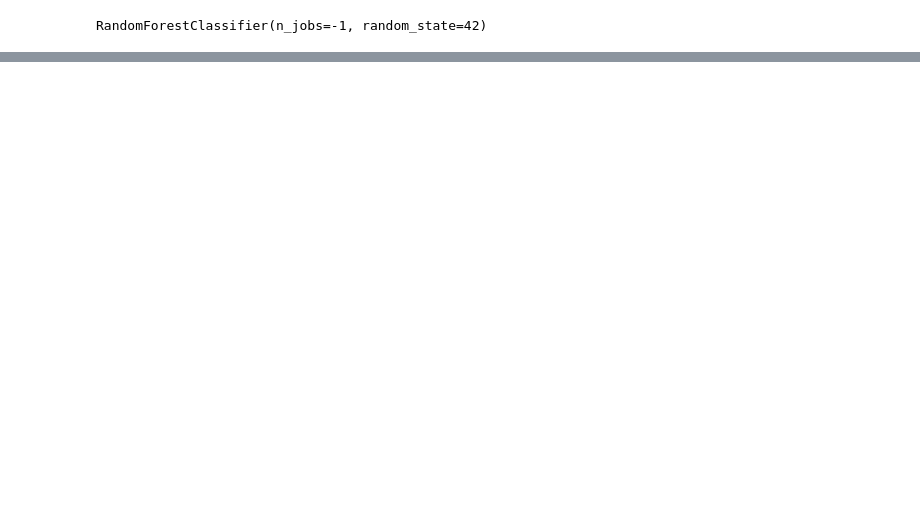
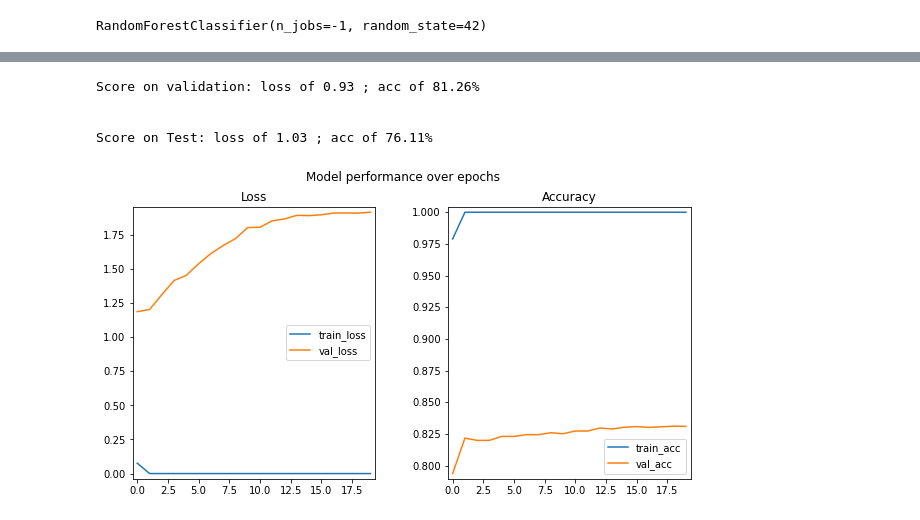
Before and after one commit to chendoy/time-series-pamap2-tf, a Jupyter notebook: workshop_ass2.ipynb, the cells around one changed output, grey strips where cells are left out. Cells and saved outputs as stored; diff of their text form; code cells hidden in the pictures; blank space fills up the shorter version.

```diff
--- a/workshop_ass2.ipynb
+++ b/workshop_ass2.ipynb
@@ -370,0 +376,4 @@ test_y, test_y_onehot = transform_y(test_y)
+# %%
+train_y_onehot = to_categorical(train_y)
+val_y_onehot = to_categorical(val_y)
+test_y_onehot = to_categorical(test_y)
@@ -371,13 +435,41 @@ test_y, test_y_onehot = transform_y(test_y)
 # %%
-def init_model(input_shape, output_shape):
+def init_model_v1(input_shape, output_shape):
 
     inp = Input(shape=input_shape)
-    X = LSTM(80)(inp)
-    X = Dense(50, activation='relu')(X)
-    out = Dense(output_shape, activation='relu')(X)
+    X = LSTM(64)(inp)
+#     X = Dense(50, activation='relu')(X)
+    out = Dense(output_shape, activation='softmax')(X)
 
     model = Model(inp, outputs=out)
 
-    model.compile(optimizer='adam', loss='category_crossentropy', metrics=['acc'])
+    model.compile(optimizer='adam', loss='categorical_crossentropy', metrics=['acc'])
 
     return model
+# %%
+model_v1, history_v1 = train_model(init_model_v1, batch_size=512, use_saved=True)
+# %% [output]
+Score on validation: loss of 0.93 ; acc of 81.26%
+
+
+Score on Test: loss of 1.03 ; acc of 76.11%
+# %%
+def visualize_perf(h):
+    fig, ax = plt.subplots(nrows=1, ncols=2, figsize=(10,5))
+    fig.subplots_adjust(hspace=0.3, wspace=0.3)
+    fig.suptitle(f'Model performance over epochs')
+
+    for k in ['loss', 'val_loss']:
+        ax[0].plot(h[k])
+        ax[0].legend(['train_loss', 'val_loss'])
+        ax[0].margins(0.02)
+        ax[0].set_title(f'Loss')
+
+    for k in ['acc', 'val_acc']:
+        ax[1].plot(h[k])
+        ax[1].legend(['train_acc', 'val_acc'])
+        ax[1].margins(0.02)
+        ax[1].set_title(f'Accuracy')
+# %%
+visualize_perf(history_v1)
+# %% [output]
+[figure, added]
```
Also changed, not shown: parts of 50 cells of this notebook.
